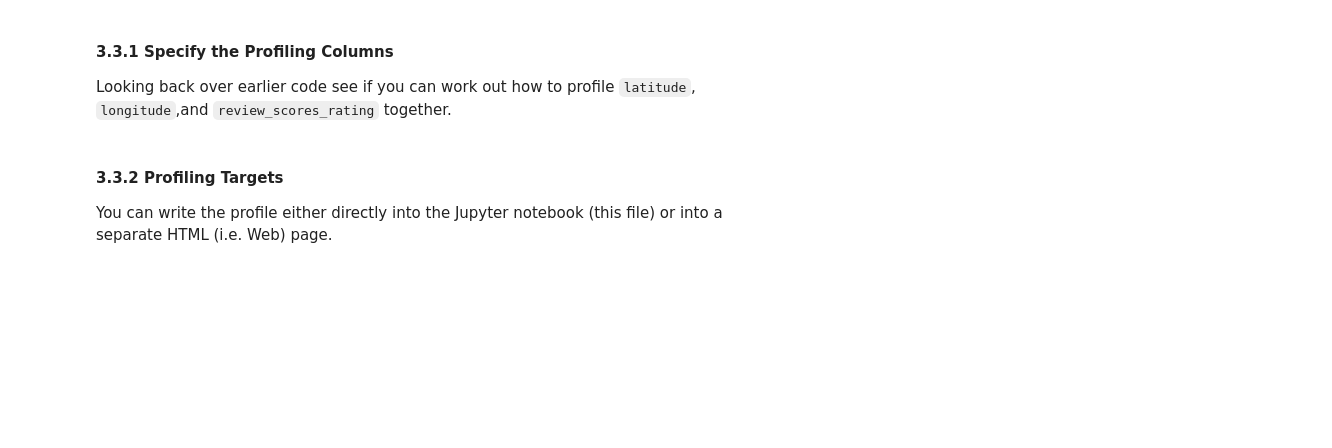
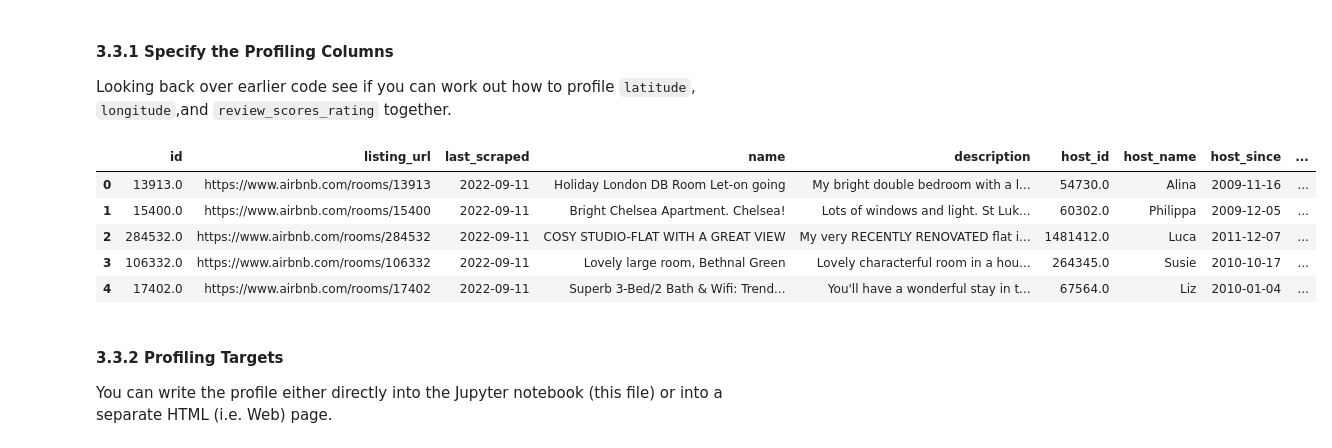
Before and after one commit to hansenwgn/fsds-Jon, a Jupyter notebook: Hansen/Practical-05-Numeric_Data.ipynb, the cells around one changed output. Drawn from its saved outputs; the diff is of its cells as text; code cells hidden in the pictures; blank space fills up the shorter version.

```diff
--- a/Hansen/Practical-05-Numeric_Data.ipynb
+++ b/Hansen/Practical-05-Numeric_Data.ipynb
@@ -538,3 +546,12 @@ profile = ProfileReport(??, title="Pandas Profiling Report")
+# %%
+df.head()
+# %% [output]
+|  | id | listing_url | last_scraped | name | description | host_id | host_name | host_since | ... |
+| 0 | 13913.0 | https://www.airbnb.com/rooms/13913 | 2022-09-11 | Holiday London DB Room Let-on going | My bright double bedroom with a l... | 54730.0 | Alina | 2009-11-16 | ... |
+| 1 | 15400.0 | https://www.airbnb.com/rooms/15400 | 2022-09-11 | Bright Chelsea Apartment. Chelsea! | Lots of windows and light. St Luk... | 60302.0 | Philippa | 2009-12-05 | ... |
+| 2 | 284532.0 | https://www.airbnb.com/rooms/284532 | 2022-09-11 | COSY STUDIO-FLAT WITH A GREAT VIEW | My very RECENTLY RENOVATED flat i... | 1481412.0 | Luca | 2011-12-07 | ... |
+| 3 | 106332.0 | https://www.airbnb.com/rooms/106332 | 2022-09-11 | Lovely large room, Bethnal Green | Lovely characterful room in a hou... | 264345.0 | Susie | 2010-10-17 | ... |
+| 4 | 17402.0 | https://www.airbnb.com/rooms/17402 | 2022-09-11 | Superb 3-Bed/2 Bath & Wifi: Trend... | You'll have a wonderful stay in t... | 67564.0 | Liz | 2010-01-04 | ... |
 # %% [markdown]
 #### 3.3.2 Profiling Targets
 
```
Also changed, not shown: parts of 62 cells of this notebook, 11 other files.
